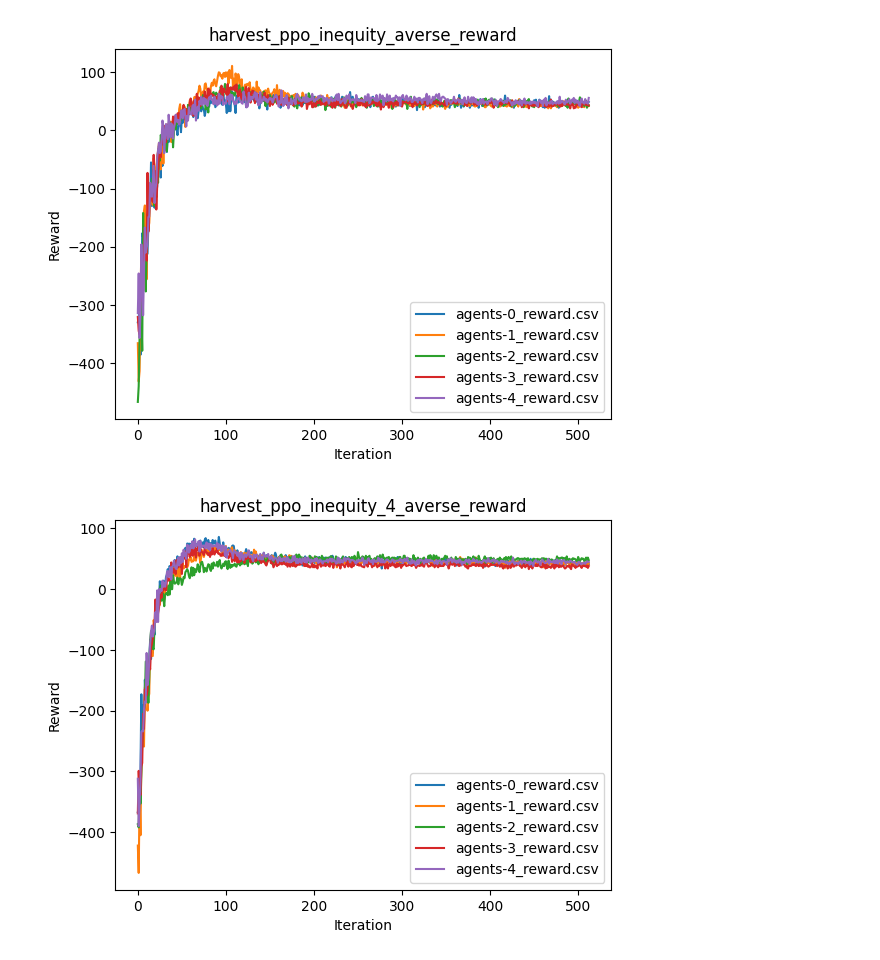
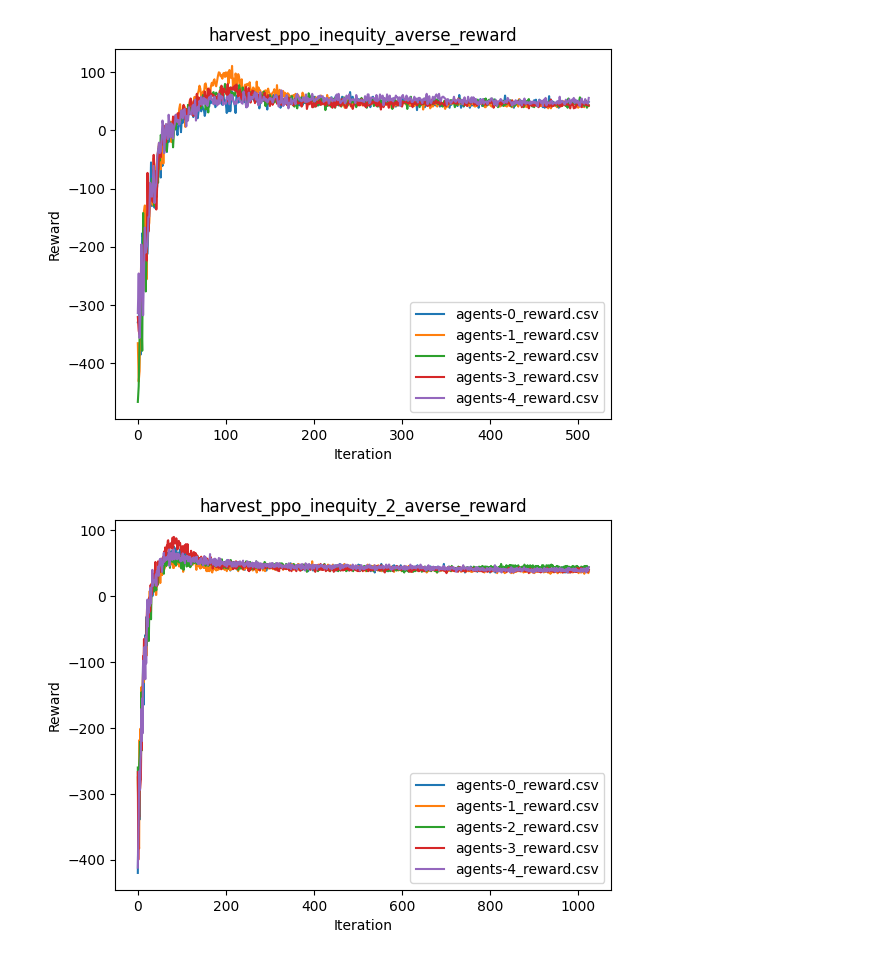
Before and after one commit to VisusAdAstra/MARL, a Jupyter notebook: social_dilemma_refactor/plot.ipynb, the cells around one changed output. Drawn from its saved outputs; the diff is of its cells as text; code cells hidden in the pictures.

```diff
--- a/social_dilemma_refactor/plot.ipynb
+++ b/social_dilemma_refactor/plot.ipynb
@@ -54,3 +81,28 @@ plt.legend()
 plt.show()
 # %% [output]
 [figure]
+# %%
+import os
+import pandas as pd
+import matplotlib.pyplot as plt
+
+# Specify the folder containing the CSV files
+folder_path = './results/harvest_ppo_selfish_agent'
+
+# Loop through all files in the folder
+for file_name in os.listdir(folder_path):
+    if file_name.endswith('.csv') and "reward" in file_name:  # Check if the file is a CSV
+        file_path = os.path.join(folder_path, file_name)
+
+        # Read the CSV file
+        data = pd.read_csv(file_path, header=None)
+
+        # Use row indices for x-axis and the single column for y-axis
+        plt.plot(data.index, data[0], label=file_name)
+
+# Add labels, legend, and title
+plt.xlabel('Iteration')
+plt.ylabel('Reward')
+plt.title(folder_path.split("/")[-1])
+plt.legend()
+plt.show()
@@ -111,27 +165,27 @@ plt.show()
 # %%
 import os
 import pandas as pd
 import matplotlib.pyplot as plt
 
 # Specify the folder containing the CSV files
-folder_path = './results/harvest_ppo_inequity_4_averse_reward'
+folder_path = './results/harvest_ppo_inequity_2_averse_reward'
 
 # Loop through all files in the folder
 for file_name in os.listdir(folder_path):
     if file_name.endswith('.csv') and "reward" in file_name:  # Check if the file is a CSV
         file_path = os.path.join(folder_path, file_name)
 
         # Read the CSV file
         data = pd.read_csv(file_path, header=None)
 
         # Use row indices for x-axis and the single column for y-axis
         plt.plot(data.index, data[0], label=file_name)
 
 # Add labels, legend, and title
 plt.xlabel('Iteration')
 plt.ylabel('Reward')
 plt.title(folder_path.split("/")[-1])
 plt.legend()
 plt.show()
 # %% [output]
-[figure, old version]
+[figure, new version]
```
Also changed, not shown: parts of 9 cells of this notebook, 35 other files.
